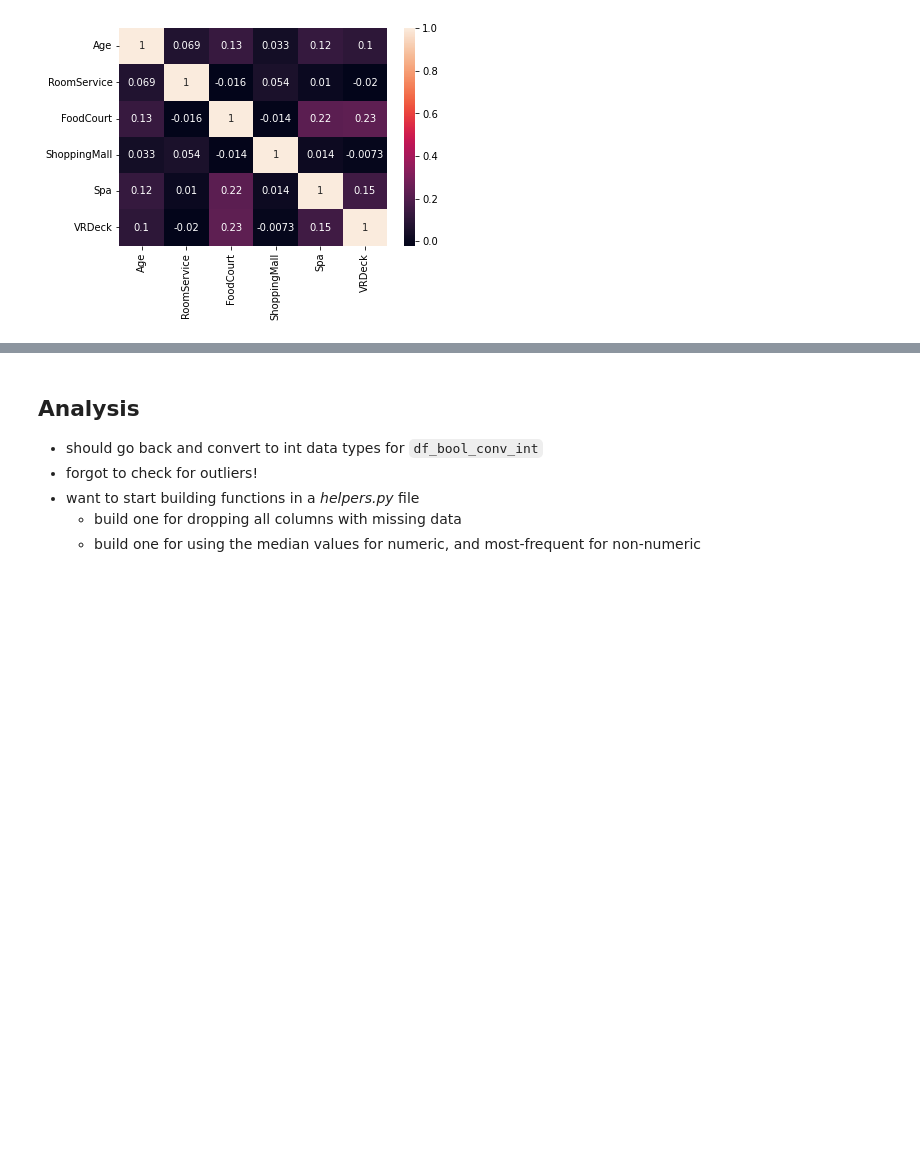
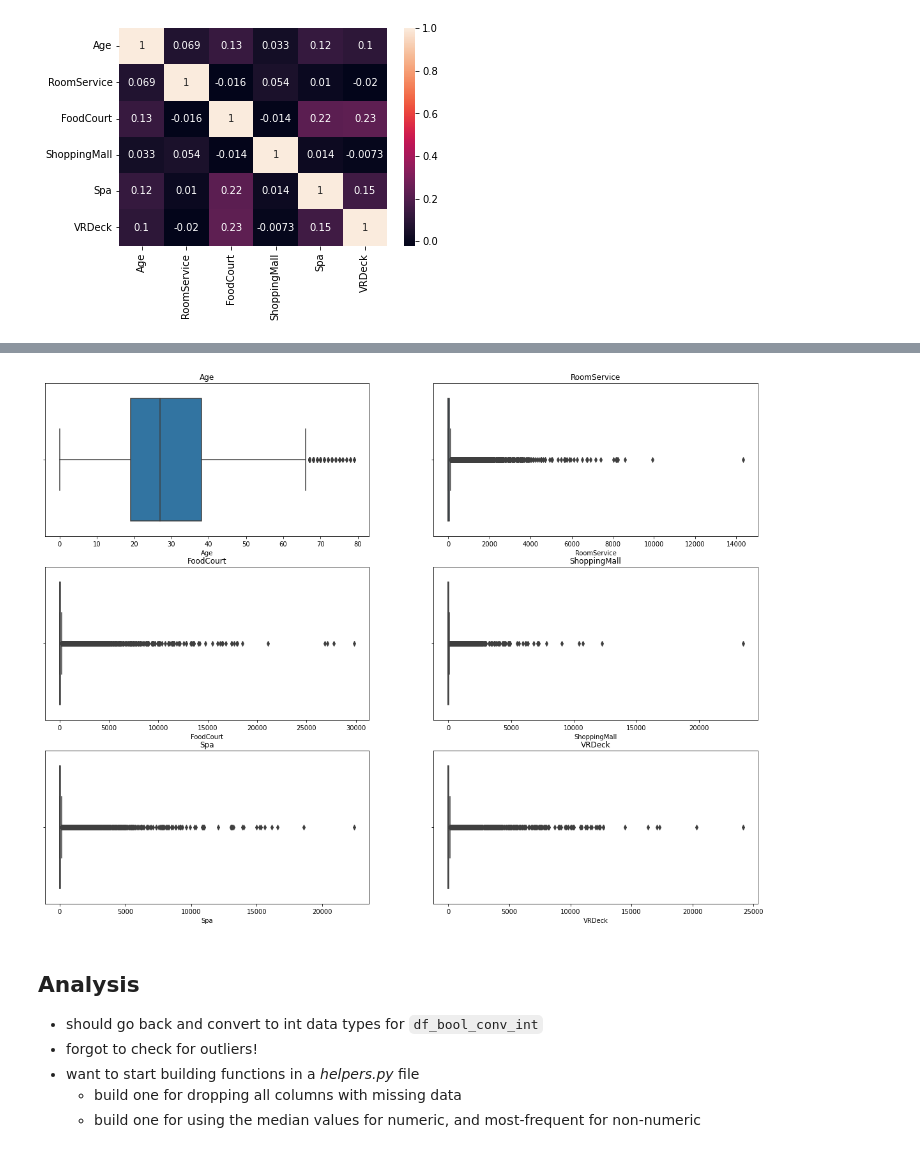
Before and after one commit to connorcapitolo/Spaceship-Titanic, a Jupyter notebook: spaceship_eda.ipynb, the cells around one changed output, grey strips where cells are left out. Cells and saved outputs as stored; diff of their text form; code cells hidden in the pictures; blank space fills up the shorter version.

```diff
--- a/spaceship_eda.ipynb
+++ b/spaceship_eda.ipynb
@@ -257,3 +257,15 @@ TRAPPIST-1e      5915
 PSO J318.5-22     796
 NaN               182
 Name: Destination, dtype: int64
+# %%
+# casting CryoSleep, Transported, VIP to integers
+
+print(df_bool_conv_int.dtypes)
+
+# must be Int64 or else Pandas can't handle null vaues
+# https://stackoverflow.com/questions/21287624/convert-pandas-column-containing-nans-to-dtype-int
+col_to_conv = ["CryoSleep", "Transported", "VIP"]
+for col in col_to_conv:
+    df_bool_conv_int[col] = df_bool_conv_int[col].astype("Int64")
+
+print(df_bool_conv_int.dtypes)
@@ -375,3 +437,15 @@ plt.show()
+# %%
+# looking at boxplot to better see outliers
+
+fig, axes = plt.subplots(nrows=3, ncols=2, figsize=(20,15))
+
+for i, ax in enumerate(axes.ravel()):
+    sns.boxplot(x=df_bool_conv_int[float_columns[i]], ax=ax)
+    ax.set_title(float_columns[i])
+
+plt.show()
+# %% [output]
+[figure, added]
 # %% [markdown]
 ## Analysis
 
```
Also changed, not shown: parts of 16 cells of this notebook, 2 other files.
